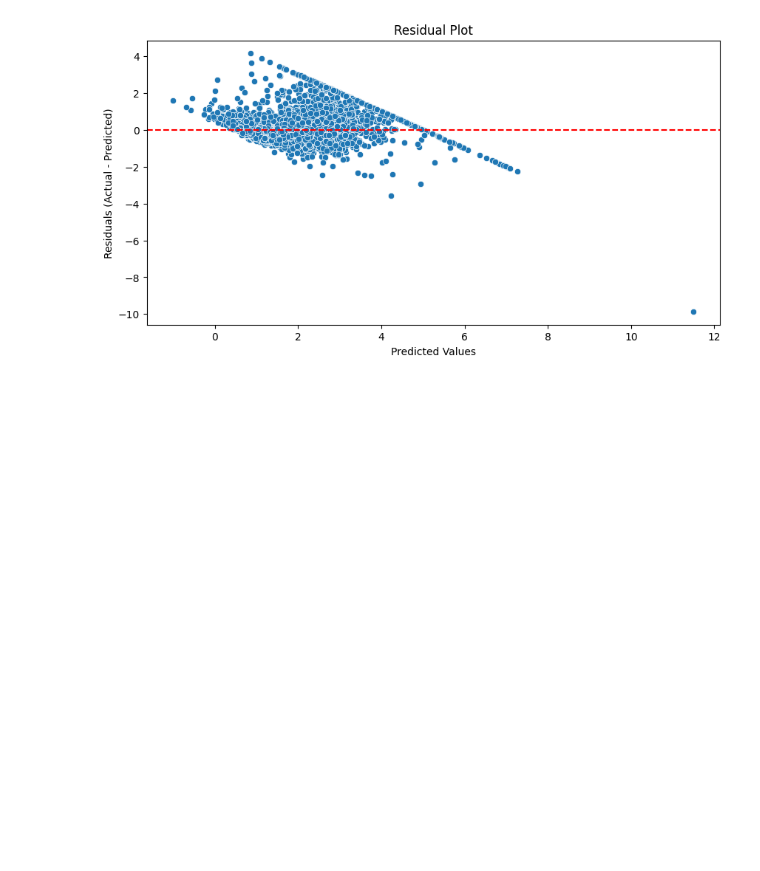
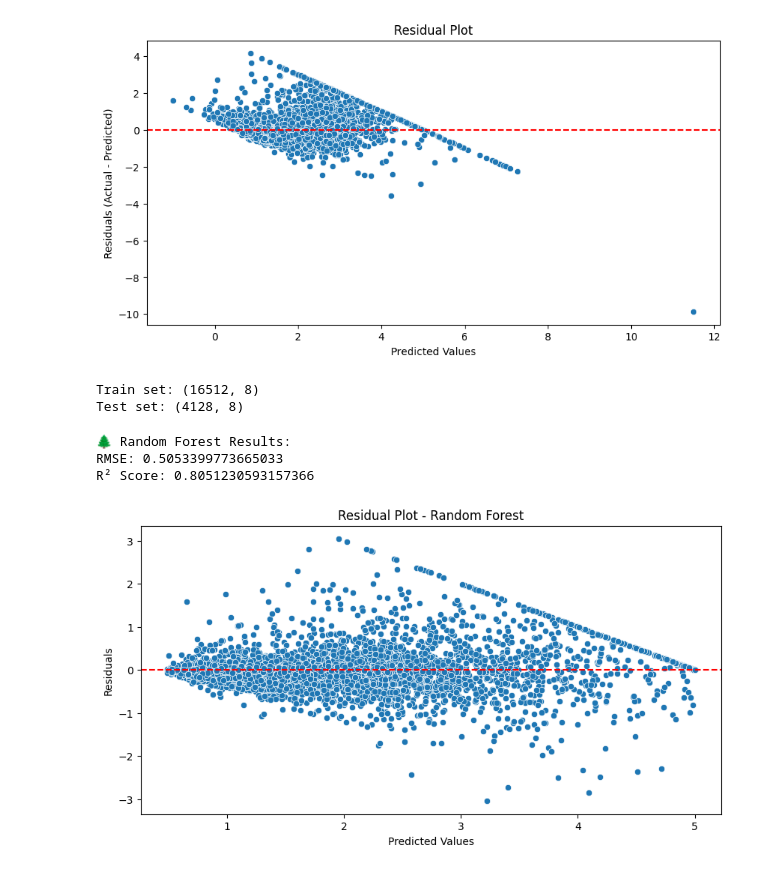
Before and after one commit to SukirtiPandey/ai-playground-suki, a Jupyter notebook: HousePricepredictor.ipynb, the cells around one changed output. Saved outputs shown, nothing was run; the diff lists cells and outputs as text; code cells hidden in the pictures; blank space fills up the shorter version.

```diff
--- a/HousePricepredictor.ipynb
+++ b/HousePricepredictor.ipynb
@@ -126,3 +108,59 @@ plt.ylabel("Residuals (Actual - Predicted)")
 plt.show()
 # %% [output]
 [figure]
+# %%
+from sklearn.model_selection import train_test_split
+
+# Define input features (X) and target variable (y)
+X = df.drop("MedHouseVal", axis=1)
+y = df["MedHouseVal"]
+
+# Split into training and test sets
+X_train, X_test, y_train, y_test = train_test_split(
+    X, y, test_size=0.2, random_state=42
+)
+
+# Print shapes to confirm
+print("Train set:", X_train.shape)
+print("Test set:", X_test.shape)
+# %% [output]
+Train set: (16512, 8)
+Test set: (4128, 8)
+# %%
+from sklearn.ensemble import RandomForestRegressor
+from sklearn.metrics import mean_squared_error, r2_score
+import numpy as np
+
+# Step 1: Create and train the model
+rf_model = RandomForestRegressor(n_estimators=100, random_state=42)
+rf_model.fit(X_train, y_train)
+
+# Step 2: Predict
+rf_pred = rf_model.predict(X_test)
+
+# Step 3: Evaluate
+rf_mse = mean_squared_error(y_test, rf_pred)
+rf_rmse = np.sqrt(rf_mse)
+rf_r2 = r2_score(y_test, rf_pred)
+
+print("🌲 Random Forest Results:")
+print("RMSE:", rf_rmse)
+print("R² Score:", rf_r2)
+
+import seaborn as sns
+import matplotlib.pyplot as plt
+
+residuals_rf = y_test - rf_pred
+
+plt.figure(figsize=(10, 5))
+sns.scatterplot(x=rf_pred, y=residuals_rf)
+plt.axhline(y=0, color='red', linestyle='--')
+plt.title("Residual Plot - Random Forest")
+plt.xlabel("Predicted Values")
+plt.ylabel("Residuals")
+plt.show()
+# %% [output]
+🌲 Random Forest Results:
+RMSE: 0.5053399773665033
+R² Score: 0.8051230593157366
+[figure, added]
```
Also changed, not shown: parts of 2 cells of this notebook.
